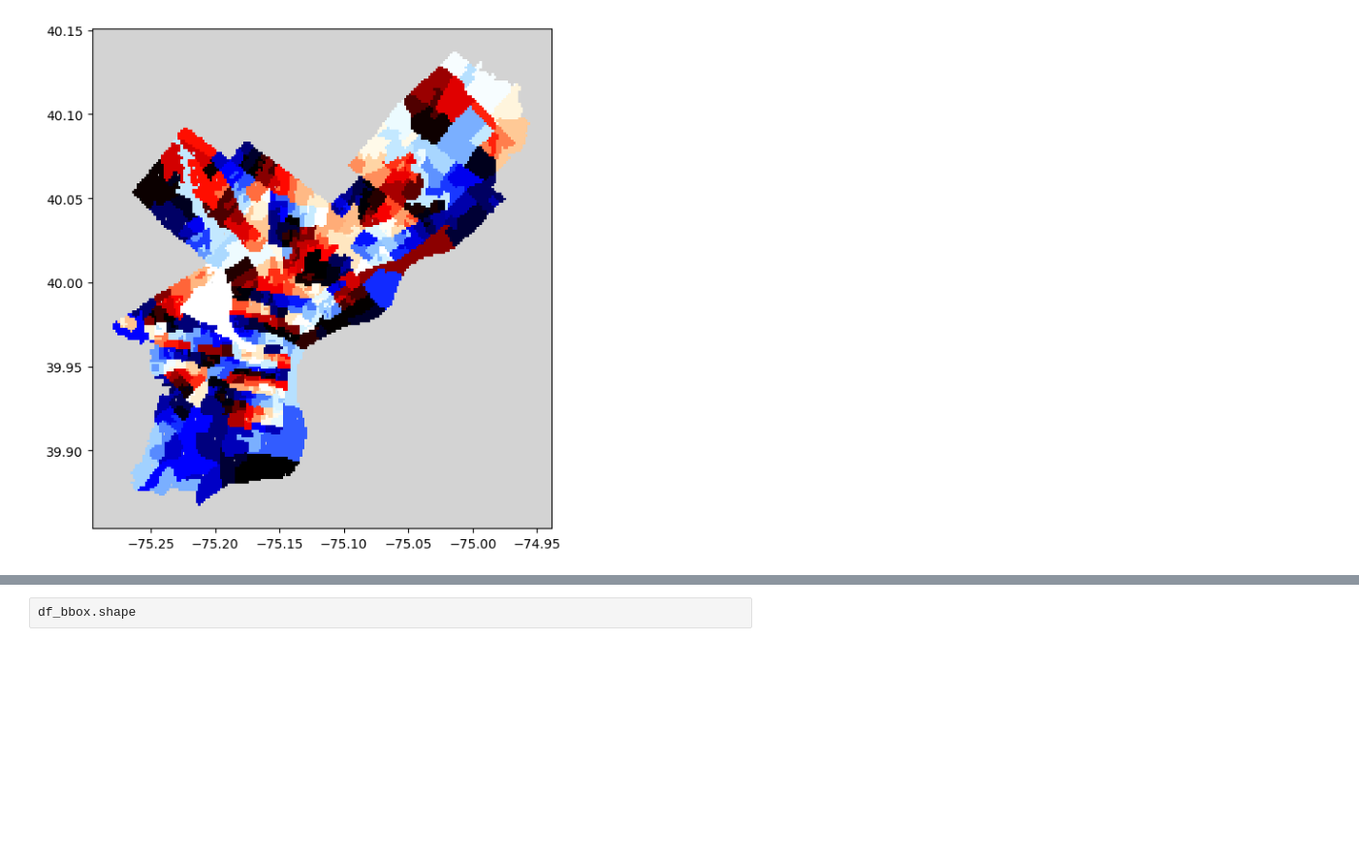
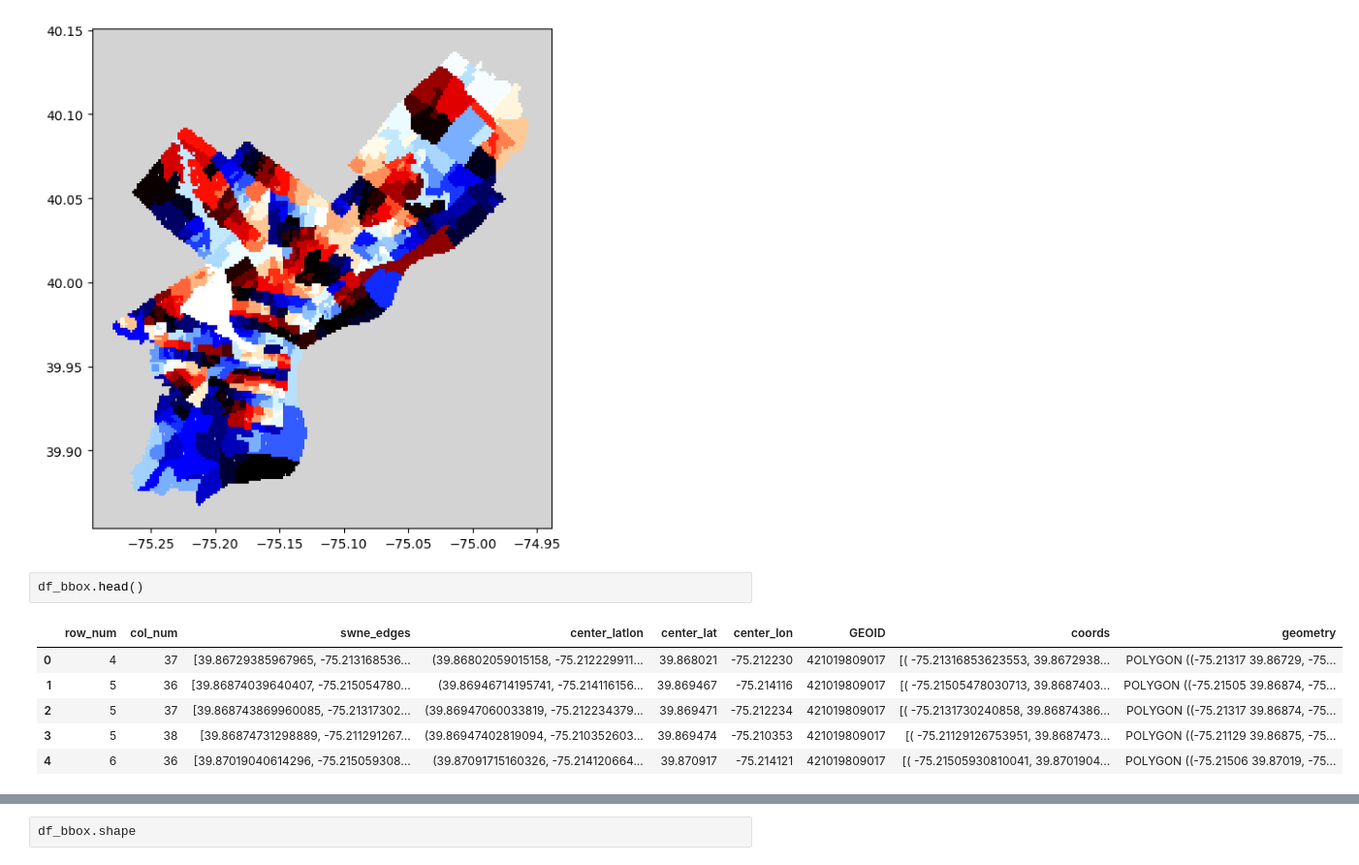
Before and after one commit to yilmajung/homeless_philly_2024, a Jupyter notebook: 2_create_cbg_level_map.ipynb, the cells around one changed output, grey strips where cells are left out. Shown at 97% size. Drawn from its saved outputs; the diff is of its cells as text; blank space fills up the shorter version.

```diff
--- a/2_create_cbg_level_map.ipynb
+++ b/2_create_cbg_level_map.ipynb
@@ -88,3 +88,12 @@ ax.set_facecolor('lightgray')
 plt.show()
 # %% [output]
 [figure]
+# %%
+df_bbox.head()
+# %% [output]
+|  | row_num | col_num | swne_edges | center_latlon | center_lat | center_lon | GEOID | coords | geometry |
+| 0 | 4 | 37 | [39.86729385967965, -75.213168536... | (39.86802059015158, -75.212229911... | 39.868021 | -75.212230 | 421019809017 | [( -75.21316853623553, 39.8672938... | POLYGON ((-75.21317 39.86729, -75... |
+| 1 | 5 | 36 | [39.86874039640407, -75.215054780... | (39.86946714195741, -75.214116156... | 39.869467 | -75.214116 | 421019809017 | [( -75.21505478030713, 39.8687403... | POLYGON ((-75.21505 39.86874, -75... |
+| 2 | 5 | 37 | [39.868743869960085, -75.21317302... | (39.86947060033819, -75.212234379... | 39.869471 | -75.212234 | 421019809017 | [( -75.2131730240858, 39.86874386... | POLYGON ((-75.21317 39.86874, -75... |
+| 3 | 5 | 38 | [39.86874731298889, -75.211291267... | (39.86947402819094, -75.210352603... | 39.869474 | -75.210353 | 421019809017 | [( -75.21129126753951, 39.8687473... | POLYGON ((-75.21129 39.86875, -75... |
+| 4 | 6 | 36 | [39.87019040614296, -75.215059308... | (39.87091715160326, -75.214120664... | 39.870917 | -75.214121 | 421019809017 | [( -75.21505930810041, 39.8701904... | POLYGON ((-75.21506 39.87019, -75... |
```
Also changed, not shown: parts of 3 cells of this notebook, 2 other files.
